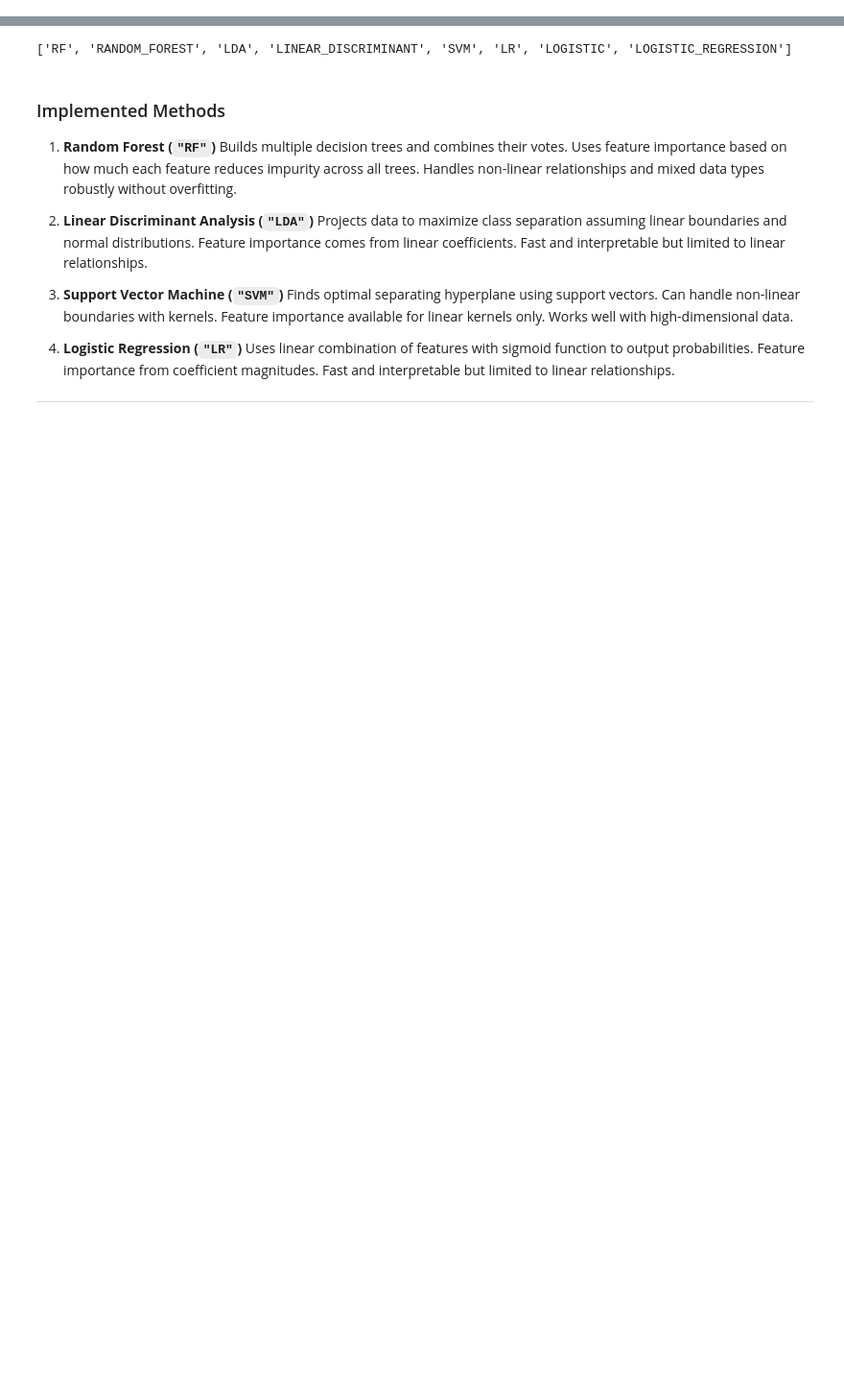
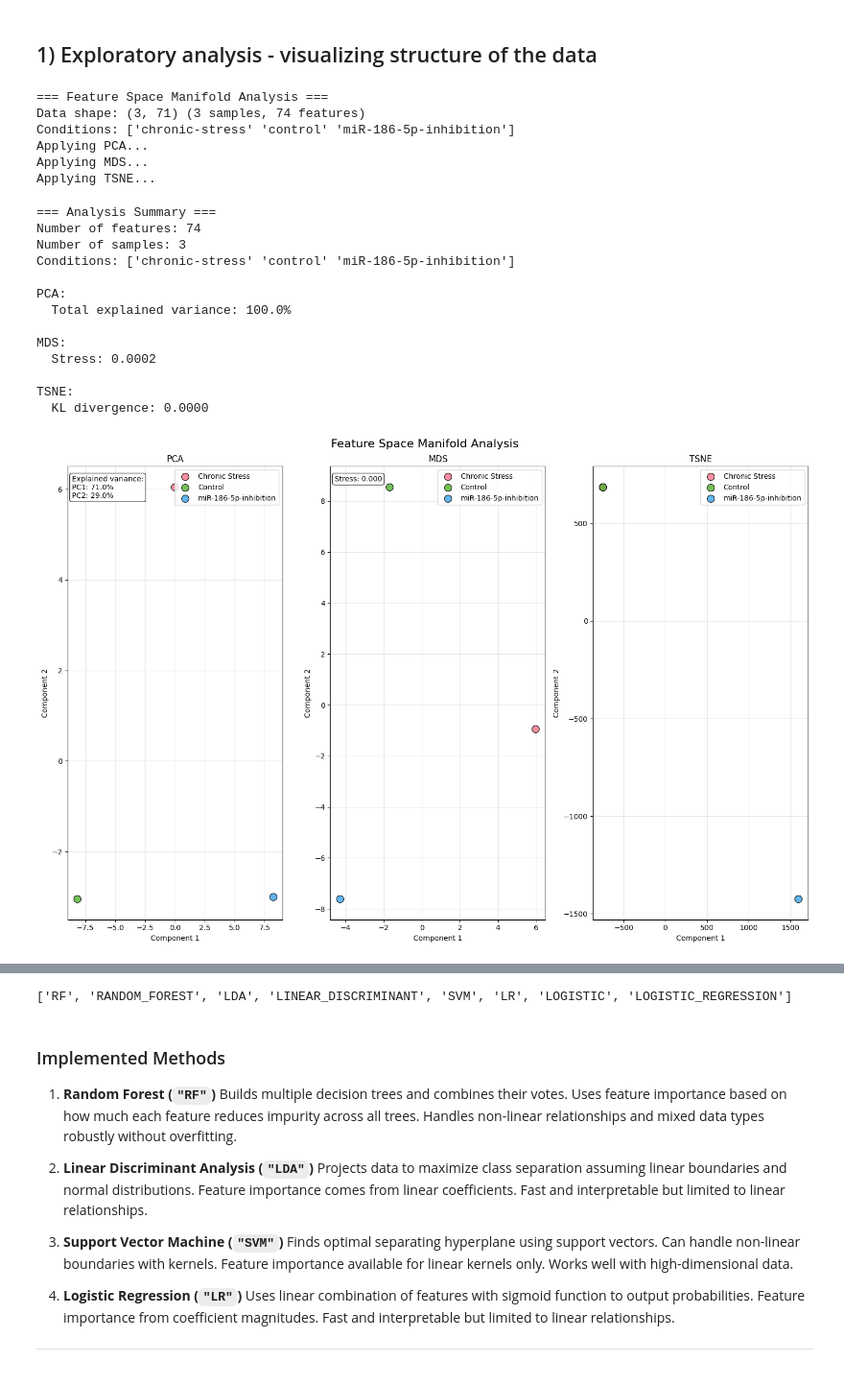
Before and after one commit to CNNC-Lab/mea-flow, a Jupyter notebook: notebooks/04_feature_based_analysis.ipynb, the cells around one changed output, grey strips where cells are left out. Shown at 96% size. Drawn from its saved outputs; the diff is of its cells as text; code cells hidden in the pictures; blank space fills up the shorter version.

```diff
--- a/notebooks/testing/04_feature_based_analysis.ipynb
+++ b/notebooks/04_feature_based_analysis.ipynb
@@ -28,0 +25,35 @@ results_channels = pd.read_csv('results_channels.csv')
+# %% [markdown]
+## 1) Exploratory analysis - visualizing structure of the data
+# %%
+import matplotlib.pyplot as plt
+from mea_flow.analysis import analyze_feature_space
+
+# Simple one-line analysis
+results = analyze_feature_space(
+    csv_path='results_global.csv',
+    condition_column='condition',  # Replace with your actual condition column
+    exclude_columns=['group_type', 'group_id', 'n_channels', 'recording_length'],  # Non-measurement columns to exclude
+    methods=['PCA', 'MDS', 'TSNE'], #, 'UMAP'],
+    condition_names={'control': 'Control', 'chronic-stress': 'Chronic Stress', 'miR-186-5p-inhibition': 'miR-186-5p-inhibition'}  # Optional
+)
+# %% [output]
+=== Feature Space Manifold Analysis ===
+Data shape: (3, 71) (3 samples, 74 features)
+Conditions: ['chronic-stress' 'control' 'miR-186-5p-inhibition']
+Applying PCA...
+Applying MDS...
+Applying TSNE...
+=== Analysis Summary ===
+Number of features: 74
+Number of samples: 3
+Conditions: ['chronic-stress' 'control' 'miR-186-5p-inhibition']
+
+PCA:
+  Total explained variance: 100.0%
+
+MDS:
+  Stress: 0.0002
+
+TSNE:
+  KL divergence: 0.0000
+[figure, added]
```
Also changed, not shown: parts of 7 cells of this notebook, 7 other files.
